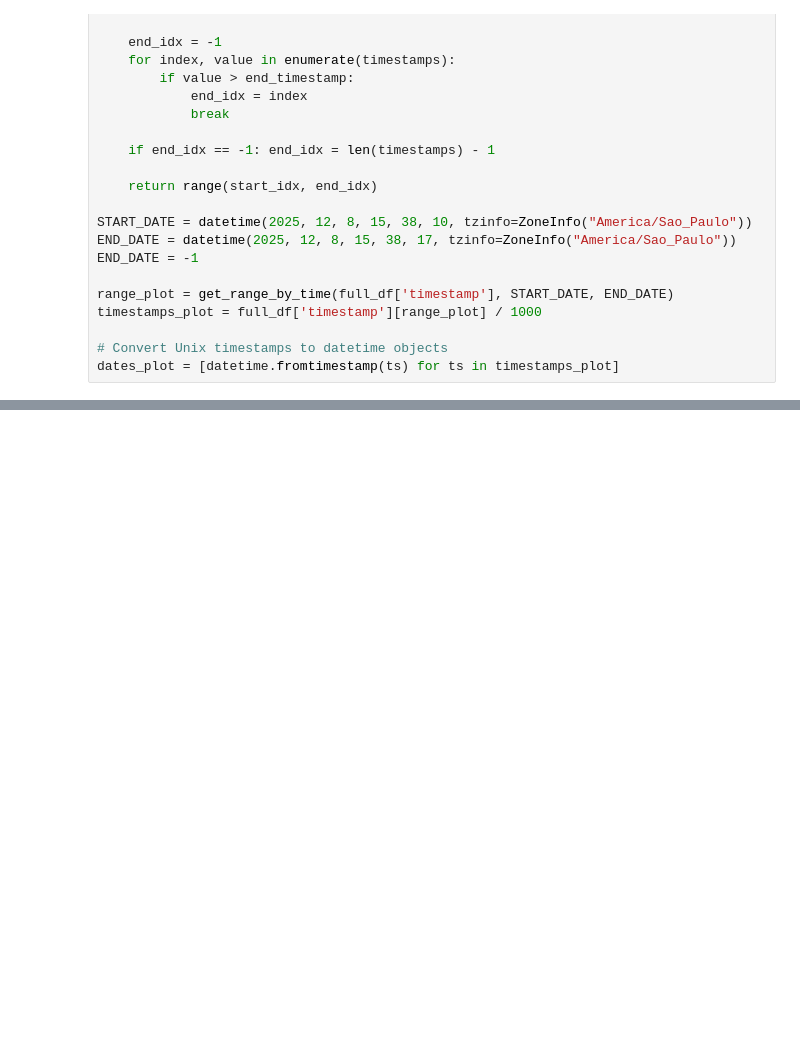
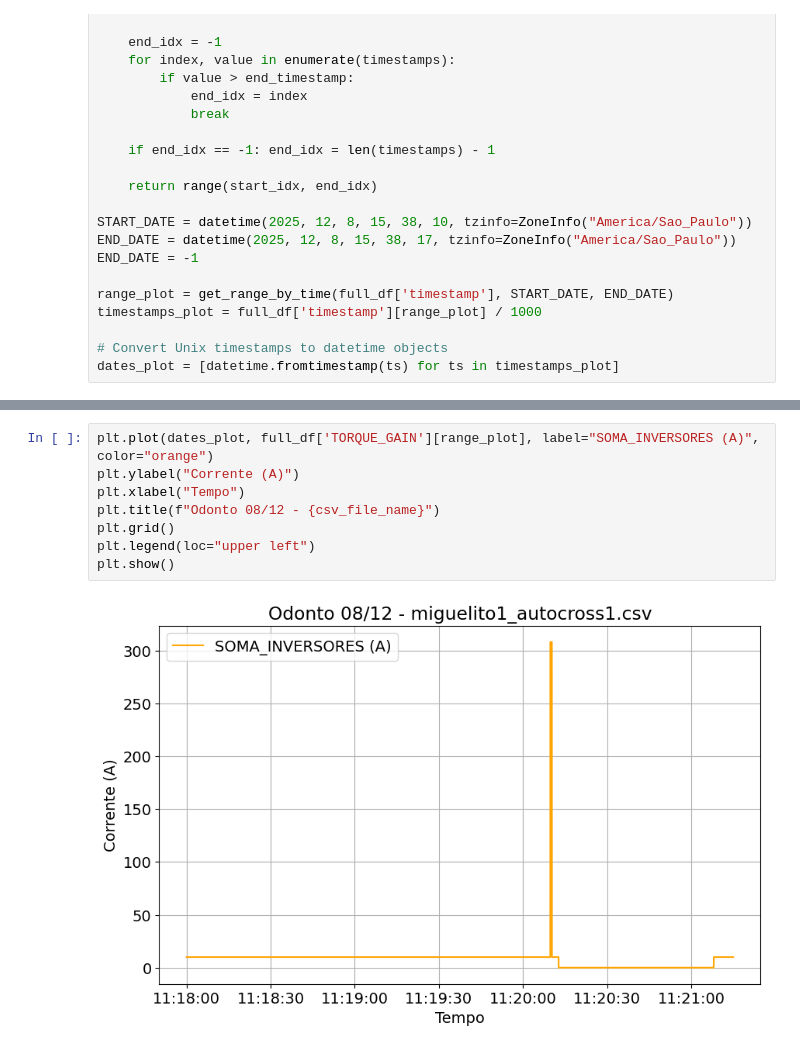
Before and after one commit to Tesla-UFMG/Data-Analysis, a Jupyter notebook: notebooks/csv_testing.ipynb, the cells around one changed output, grey strips where cells are left out. Saved outputs shown, nothing was run; the diff lists cells and outputs as text; blank space fills up the shorter version.

```diff
--- a/notebooks/csv_testing.ipynb
+++ b/notebooks/csv_testing.ipynb
@@ -281,0 +310,10 @@ plt.show()
+# %%
+plt.plot(dates_plot, full_df['TORQUE_GAIN'][range_plot], label="SOMA_INVERSORES (A)", color="orange")
+plt.ylabel("Corrente (A)")
+plt.xlabel("Tempo")
+plt.title(f"Odonto 08/12 - {csv_file_name}")
+plt.grid()
+plt.legend(loc="upper left")
+plt.show()
+# %% [output]
+[figure, added]
```
Also changed, not shown: parts of 11 cells of this notebook, 30 other files.
